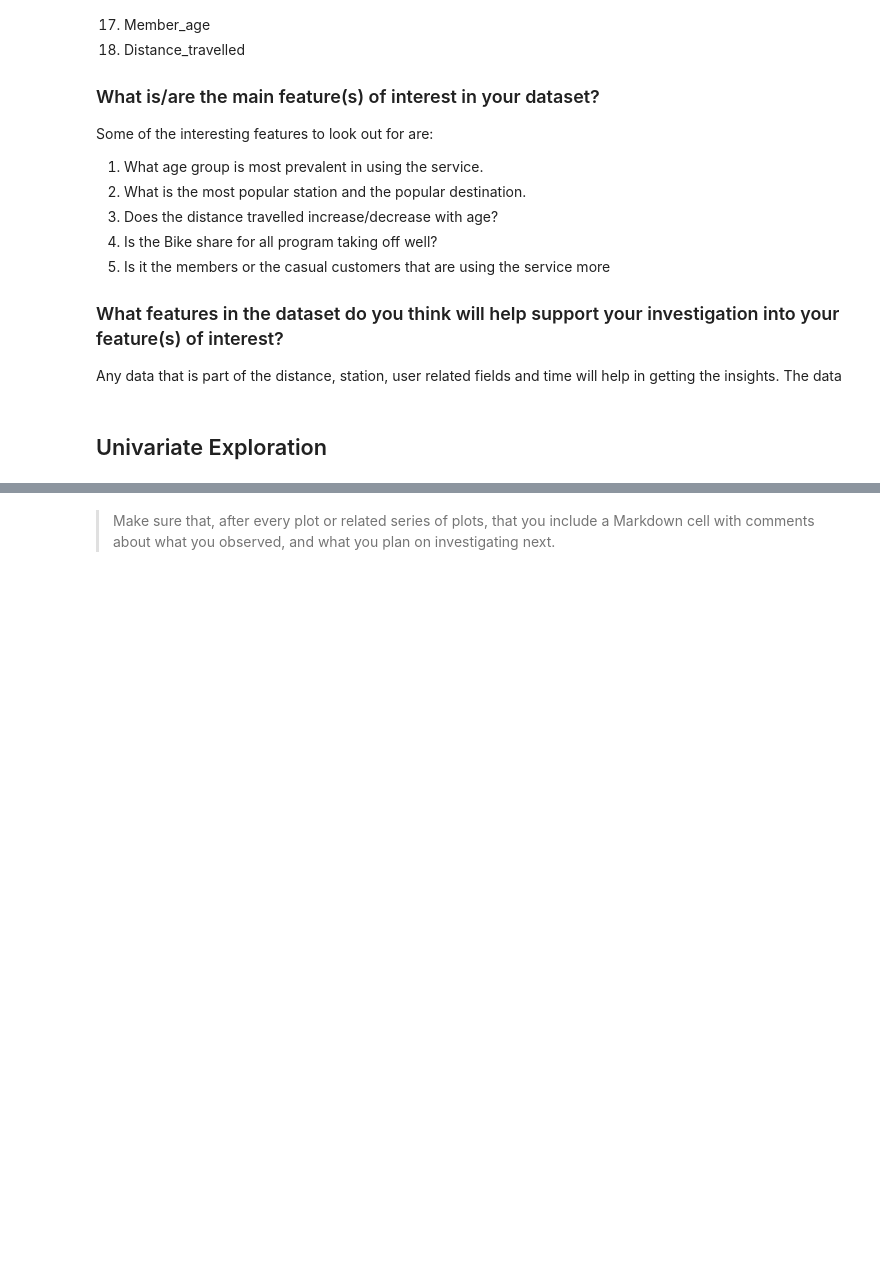
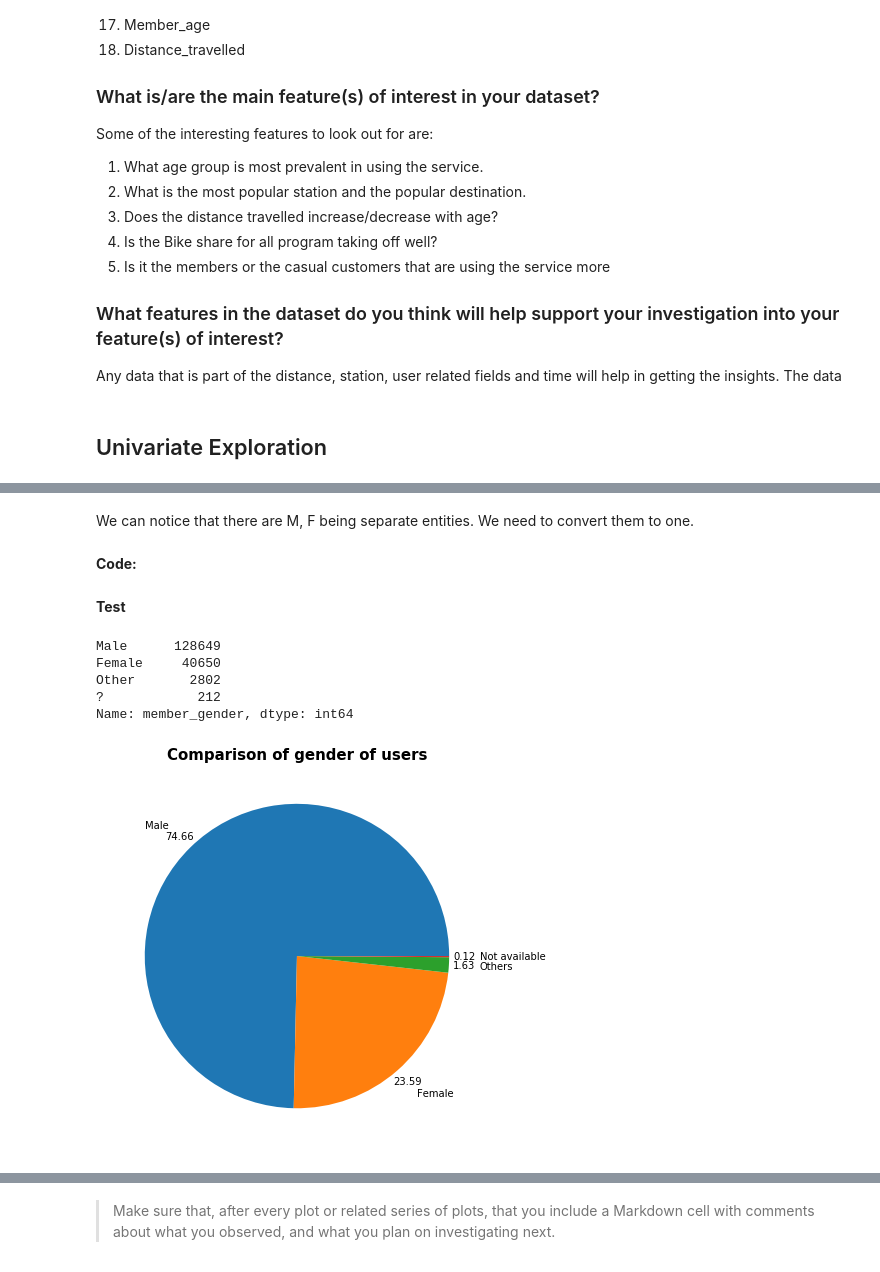
Before and after one commit to gautamgadiyar/Lyft-baywheels-analysis, a Jupyter notebook: Baywheels_data_investigation.ipynb, the cells around one changed output, grey strips where cells are left out. Drawn from its saved outputs; the diff is of its cells as text; code cells hidden in the pictures; blank space fills up the shorter version.

```diff
--- a/Baywheels_data_investigation.ipynb
+++ b/Baywheels_data_investigation.ipynb
@@ -414,0 +442,25 @@ plt.ylabel('Number of Bike Trips');
+# %% [markdown]
+We can notice that there are M, F being separate entities. We need to convert them to one.
+# %% [markdown]
+**Code:**
+# %%
+master_cleaned.loc[master_cleaned.member_gender == 'M','member_gender'] = 'Male'
+master_cleaned.loc[master_cleaned.member_gender == 'F','member_gender'] = 'Female'
+master_cleaned.loc[master_cleaned.member_gender == 'O','member_gender'] = 'Other'
+# %% [markdown]
+**Test**
+# %%
+gender_count = master_cleaned.member_gender.value_counts()
+gender_count
+# %% [output]
+Male      128649
+Female     40650
+Other       2802
+?            212
+Name: member_gender, dtype: int64
+# %%
+plt.figure(figsize=(7,7))
+plt.pie(gender_count, labels = ['Male','Female','Others','Not available'], autopct = '%0.2f',labeldistance=1.2, pctdistance=1.1,);
+plt.title("Comparison of gender of users", fontsize=15, fontweight='bold');
+# %% [output]
+[figure, added]
```
Also changed, not shown: parts of 28 cells of this notebook.
